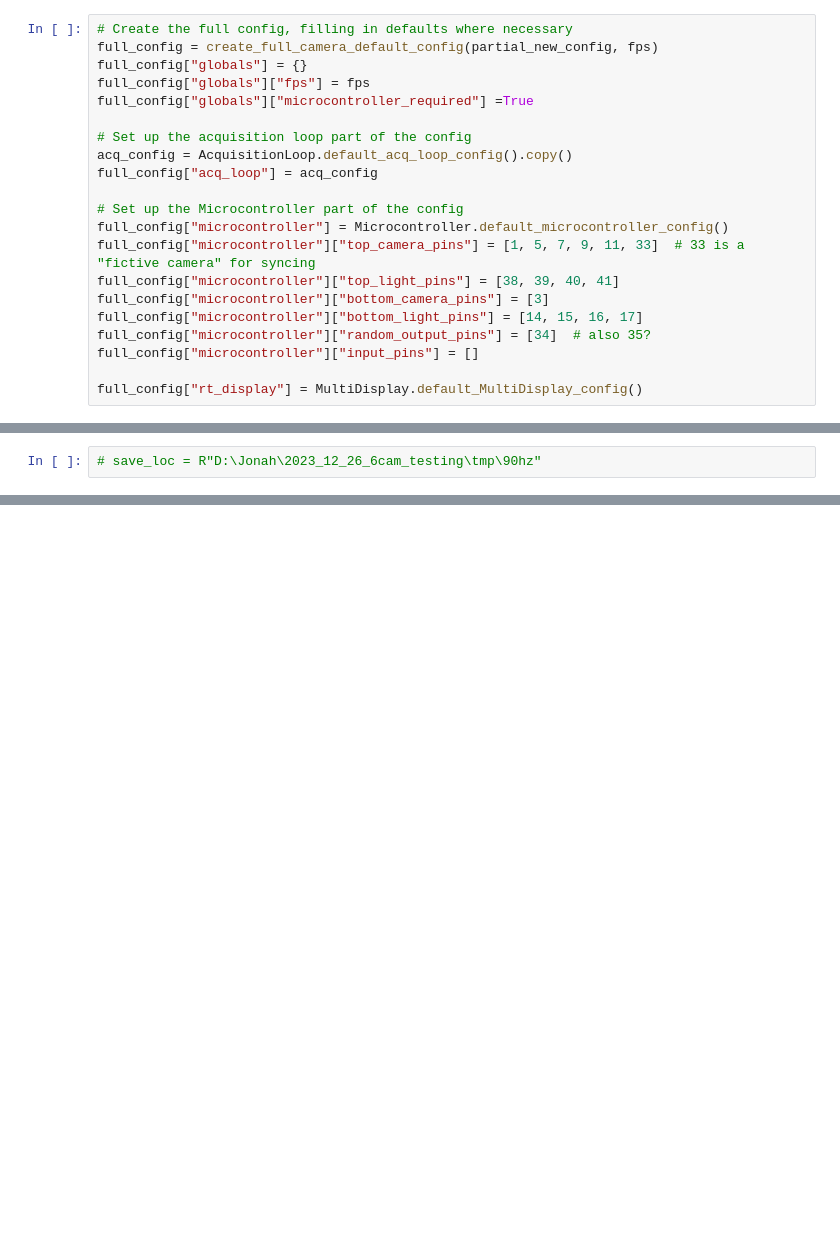
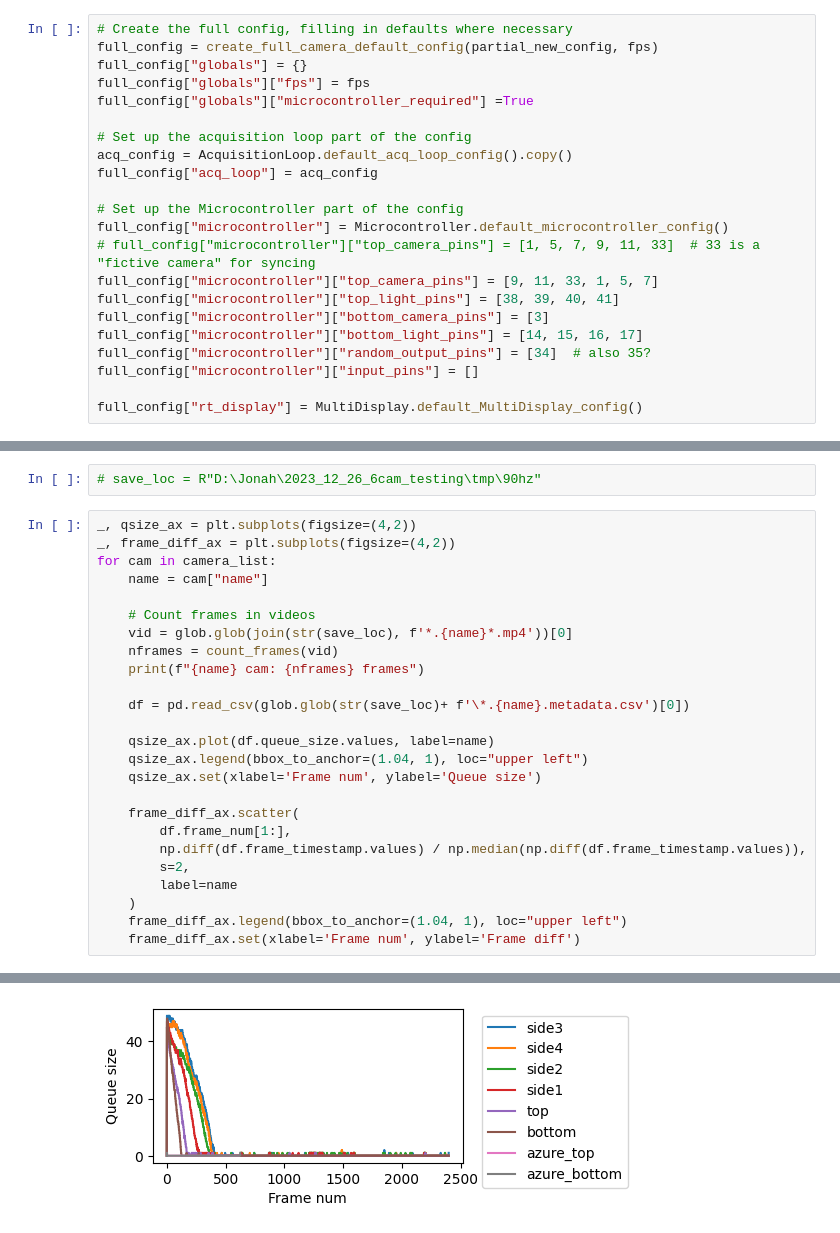
Before and after one commit to dattalab-6-cam/multicamera_acquisition, a Jupyter notebook: notebooks/24_1_14_acquire_from_219_rig.ipynb, the cells around one changed output, grey strips where cells are left out. Saved outputs shown, nothing was run; the diff lists cells and outputs as text; blank space fills up the shorter version.

```diff
--- a/notebooks/24_1_14_acquire_from_219_rig.ipynb
+++ b/notebooks/24_1_14_acquire_from_219_rig.ipynb
@@ -77,7 +77,8 @@ full_config["acq_loop"] = acq_config
 
 # Set up the Microcontroller part of the config
 full_config["microcontroller"] = Microcontroller.default_microcontroller_config()
-full_config["microcontroller"]["top_camera_pins"] = [1, 5, 7, 9, 11, 33]  # 33 is a "fictive camera" for syncing
+# full_config["microcontroller"]["top_camera_pins"] = [1, 5, 7, 9, 11, 33]  # 33 is a "fictive camera" for syncing
+full_config["microcontroller"]["top_camera_pins"] = [9, 11, 33, 1, 5, 7]
 full_config["microcontroller"]["top_light_pins"] = [38, 39, 40, 41]
 full_config["microcontroller"]["bottom_camera_pins"] = [3]
 full_config["microcontroller"]["bottom_light_pins"] = [14, 15, 16, 17]
@@ -131,3 +157,29 @@ import os
 plt.set_loglevel (level = 'warning')
 # %%
 # save_loc = R"D:\Jonah\2023_12_26_6cam_testing\tmp\90hz"
+# %%
+_, qsize_ax = plt.subplots(figsize=(4,2))
+_, frame_diff_ax = plt.subplots(figsize=(4,2))
+for cam in camera_list:
+    name = cam["name"]
+
+    # Count frames in videos
+    vid = glob.glob(join(str(save_loc), f'*.{name}*.mp4'))[0]
+    nframes = count_frames(vid)
+    print(f"{name} cam: {nframes} frames")
+
+    df = pd.read_csv(glob.glob(str(save_loc)+ f'\*.{name}.metadata.csv')[0])
+
+    qsize_ax.plot(df.queue_size.values, label=name)
+    qsize_ax.legend(bbox_to_anchor=(1.04, 1), loc="upper left")
+    qsize_ax.set(xlabel='Frame num', ylabel='Queue size')
+
+    frame_diff_ax.scatter(
+        df.frame_num[1:],
+        np.diff(df.frame_timestamp.values) / np.median(np.diff(df.frame_timestamp.values)),
+        s=2,
+        label=name
+    )
+    frame_diff_ax.legend(bbox_to_anchor=(1.04, 1), loc="upper left")
+    frame_diff_ax.set(xlabel='Frame num', ylabel='Frame diff')
+# %% [output]
@@ -133,0 +194 @@ plt.set_loglevel (level = 'warning')
+[figure, added]
```
Also changed, not shown: parts of 5 cells of this notebook.
